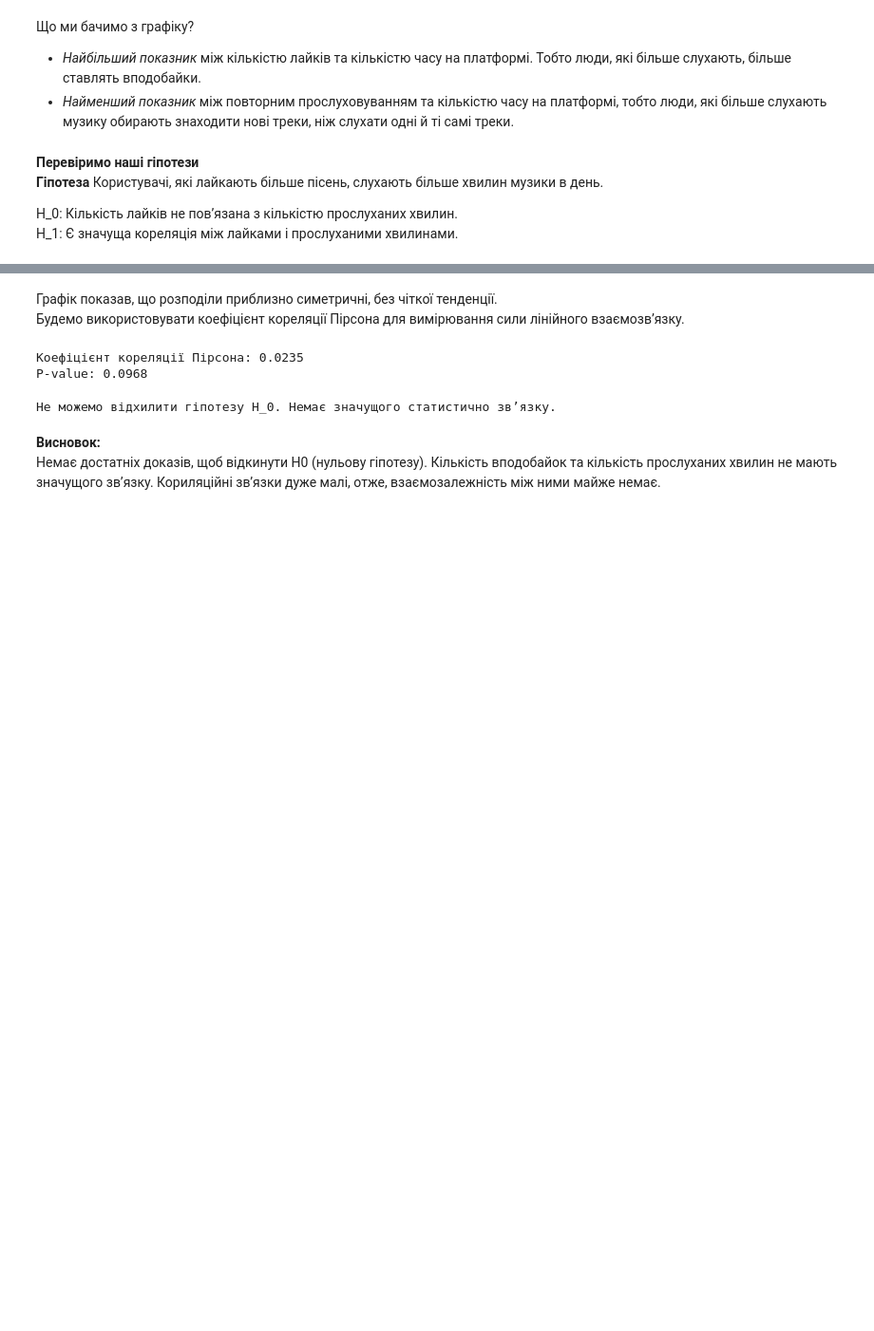
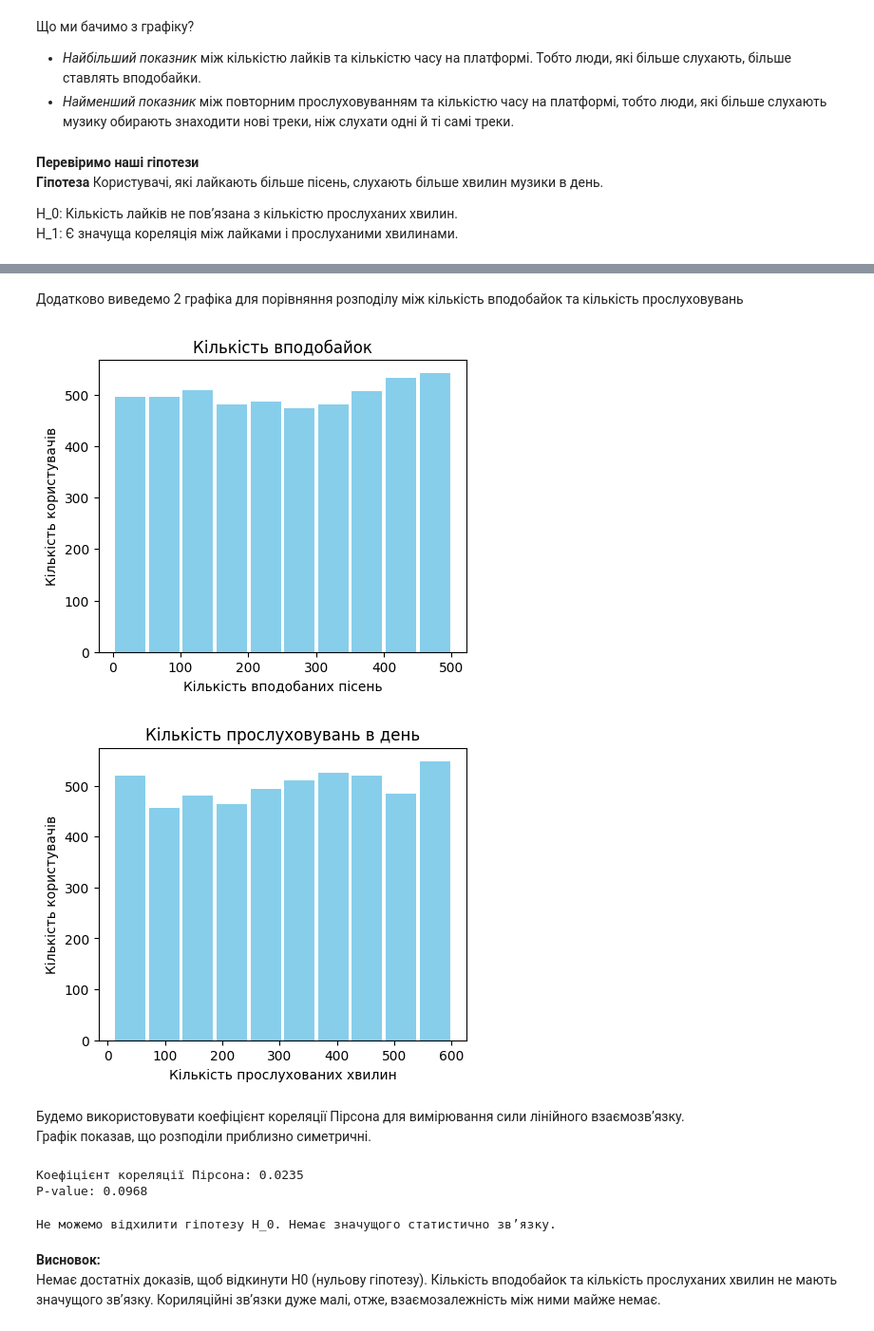
Before and after one commit to Yul4ita/Data-Analytics-Projects, a Jupyter notebook: Analysis_of_Streaming_Platforms.ipynb, the cells around one changed output, grey strips where cells are left out. Shown at 95% size. Cells and saved outputs as stored; diff of their text form; code cells hidden in the pictures; blank space fills up the shorter version.

```diff
--- a/Analysis_of_Streaming_Platforms.ipynb
+++ b/Analysis_of_Streaming_Platforms.ipynb
@@ -315,6 +312,25 @@ plt.show()
+# %% [markdown]
+Додатково виведемо 2 графіка для порівняння розподілу між кількість вподобайок та кількість прослуховувань
+# %%
+plt.figure(figsize=(5,4))
+plt.hist(df['Number of Songs Liked'], color="skyblue", rwidth=0.9)
+plt.title('Кількість вподобайок')
+plt.xlabel('Кількість вподобаних пісень')
+plt.ylabel('Кількість користувачів')
+plt.show()
+
+plt.figure(figsize=(5,4))
+plt.hist(df['Minutes Streamed Per Day'], color="skyblue",  rwidth=0.9)
+plt.title('Кількість прослуховувань в день')
+plt.xlabel('Кількість прослухованих хвилин')
+plt.ylabel('Кількість користувачів')
+plt.show()
+# %% [output]
+[figure, added]
+[figure, added]
 # %% [markdown]
-Графік показав, що розподіли приблизно симетричні, без чіткої тенденції.
 Будемо використовувати коефіцієнт кореляції Пірсона для вимірювання сили лінійного взаємозвʼязку.
+Графік показав, що розподіли приблизно симетричні.
 # %%
 correlation, p_value = pearsonr(df['Number of Songs Liked'], df['Minutes Streamed Per Day'])
 
```
Also changed, not shown: parts of 20 cells of this notebook.
